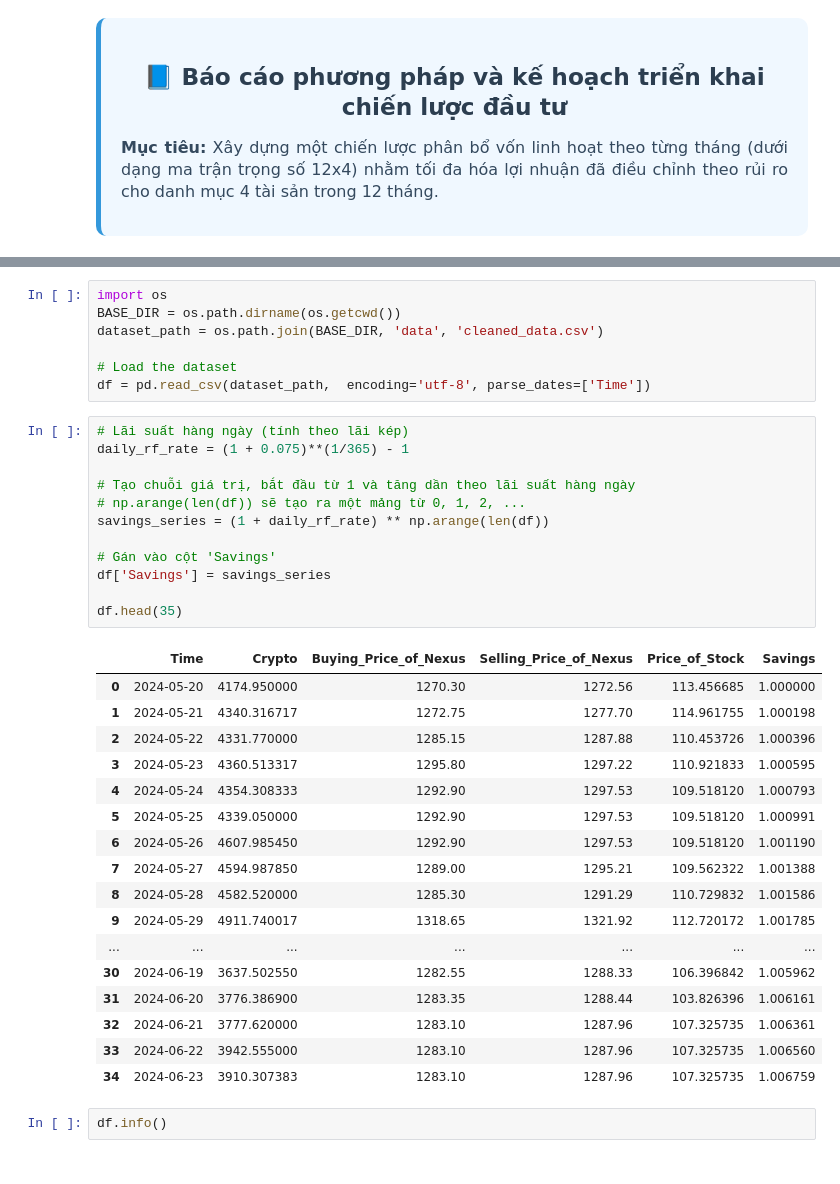
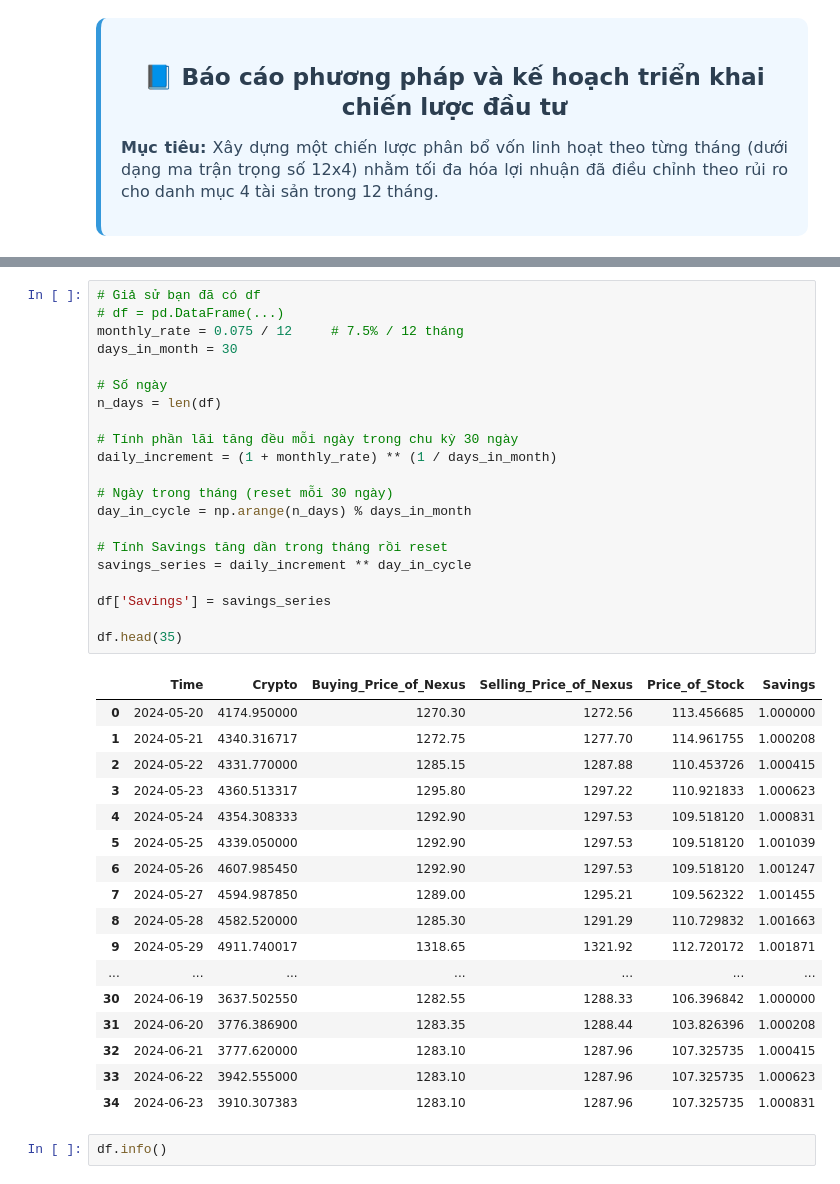
Before and after one commit to nguyenlog205/tmh2025-vong1, a Jupyter notebook: notebooks/model.ipynb, the cells around one changed output, grey strips where cells are left out. Saved outputs shown, nothing was run; the diff lists cells and outputs as text.

```diff
--- a/notebooks/model.ipynb
+++ b/notebooks/model.ipynb
@@ -52,40 +105,42 @@ Mô hình sẽ được xây dựng dựa trên 3 module chính: **Dự báo**,
-# %%
-import os
-BASE_DIR = os.path.dirname(os.getcwd())
-dataset_path = os.path.join(BASE_DIR, 'data', 'cleaned_data.csv')
-
-# Load the dataset
-df = pd.read_csv(dataset_path,  encoding='utf-8', parse_dates=['Time'])
 # %%
-# Lãi suất hàng ngày (tính theo lãi kép)
-daily_rf_rate = (1 + 0.075)**(1/365) - 1
+# Giả sử bạn đã có df
+# df = pd.DataFrame(...)
+monthly_rate = 0.075 / 12     # 7.5% / 12 tháng
+days_in_month = 30
 
-# Tạo chuỗi giá trị, bắt đầu từ 1 và tăng dần theo lãi suất hàng ngày
-# np.arange(len(df)) sẽ tạo ra một mảng từ 0, 1, 2, ...
-savings_series = (1 + daily_rf_rate) ** np.arange(len(df))
+# Số ngày
+n_days = len(df)
 
-# Gán vào cột 'Savings'
+# Tính phần lãi tăng đều mỗi ngày trong chu kỳ 30 ngày
+daily_increment = (1 + monthly_rate) ** (1 / days_in_month)
+
+# Ngày trong tháng (reset mỗi 30 ngày)
+day_in_cycle = np.arange(n_days) % days_in_month
+
+# Tính Savings tăng dần trong tháng rồi reset
+savings_series = daily_increment ** day_in_cycle
+
 df['Savings'] = savings_series
 
 df.head(35)
 # %% [output]
 |  | Time | Crypto | Buying_Price_of_Nexus | Selling_Price_of_Nexus | Price_of_Stock | Savings |
 | 0 | 2024-05-20 | 4174.950000 | 1270.30 | 1272.56 | 113.456685 | 1.000000 |
-| 1 | 2024-05-21 | 4340.316717 | 1272.75 | 1277.70 | 114.961755 | 1.000198 |
-| 2 | 2024-05-22 | 4331.770000 | 1285.15 | 1287.88 | 110.453726 | 1.000396 |
-| 3 | 2024-05-23 | 4360.513317 | 1295.80 | 1297.22 | 110.921833 | 1.000595 |
-| 4 | 2024-05-24 | 4354.308333 | 1292.90 | 1297.53 | 109.518120 | 1.000793 |
-| 5 | 2024-05-25 | 4339.050000 | 1292.90 | 1297.53 | 109.518120 | 1.000991 |
-| 6 | 2024-05-26 | 4607.985450 | 1292.90 | 1297.53 | 109.518120 | 1.001190 |
-| 7 | 2024-05-27 | 4594.987850 | 1289.00 | 1295.21 | 109.562322 | 1.001388 |
-| 8 | 2024-05-28 | 4582.520000 | 1285.30 | 1291.29 | 110.729832 | 1.001586 |
-| 9 | 2024-05-29 | 4911.740017 | 1318.65 | 1321.92 | 112.720172 | 1.001785 |
+| 1 | 2024-05-21 | 4340.316717 | 1272.75 | 1277.70 | 114.961755 | 1.000208 |
+| 2 | 2024-05-22 | 4331.770000 | 1285.15 | 1287.88 | 110.453726 | 1.000415 |
+| 3 | 2024-05-23 | 4360.513317 | 1295.80 | 1297.22 | 110.921833 | 1.000623 |
+| 4 | 2024-05-24 | 4354.308333 | 1292.90 | 1297.53 | 109.518120 | 1.000831 |
+| 5 | 2024-05-25 | 4339.050000 | 1292.90 | 1297.53 | 109.518120 | 1.001039 |
+| 6 | 2024-05-26 | 4607.985450 | 1292.90 | 1297.53 | 109.518120 | 1.001247 |
+| 7 | 2024-05-27 | 4594.987850 | 1289.00 | 1295.21 | 109.562322 | 1.001455 |
+| 8 | 2024-05-28 | 4582.520000 | 1285.30 | 1291.29 | 110.729832 | 1.001663 |
+| 9 | 2024-05-29 | 4911.740017 | 1318.65 | 1321.92 | 112.720172 | 1.001871 |
 | ... | ... | ... | ... | ... | ... | ... |
-| 30 | 2024-06-19 | 3637.502550 | 1282.55 | 1288.33 | 106.396842 | 1.005962 |
-| 31 | 2024-06-20 | 3776.386900 | 1283.35 | 1288.44 | 103.826396 | 1.006161 |
-| 32 | 2024-06-21 | 3777.620000 | 1283.10 | 1287.96 | 107.325735 | 1.006361 |
-| 33 | 2024-06-22 | 3942.555000 | 1283.10 | 1287.96 | 107.325735 | 1.006560 |
-| 34 | 2024-06-23 | 3910.307383 | 1283.10 | 1287.96 | 107.325735 | 1.006759 |
+| 30 | 2024-06-19 | 3637.502550 | 1282.55 | 1288.33 | 106.396842 | 1.000000 |
+| 31 | 2024-06-20 | 3776.386900 | 1283.35 | 1288.44 | 103.826396 | 1.000208 |
+| 32 | 2024-06-21 | 3777.620000 | 1283.10 | 1287.96 | 107.325735 | 1.000415 |
+| 33 | 2024-06-22 | 3942.555000 | 1283.10 | 1287.96 | 107.325735 | 1.000623 |
+| 34 | 2024-06-23 | 3910.307383 | 1283.10 | 1287.96 | 107.325735 | 1.000831 |
 # %%
 df.info()
 # %% [output]
```
Also changed, not shown: parts of 18 cells of this notebook, 3 other files.
